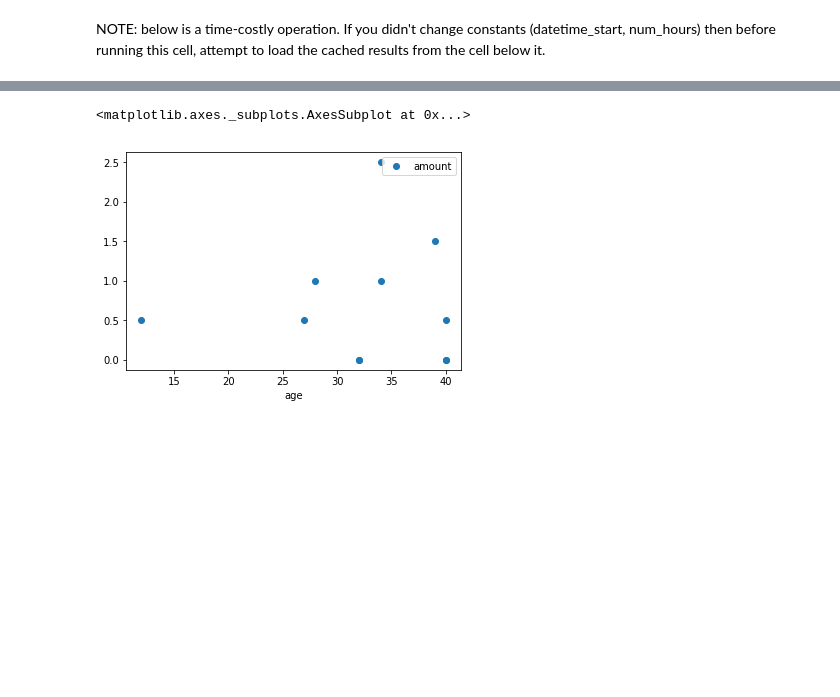
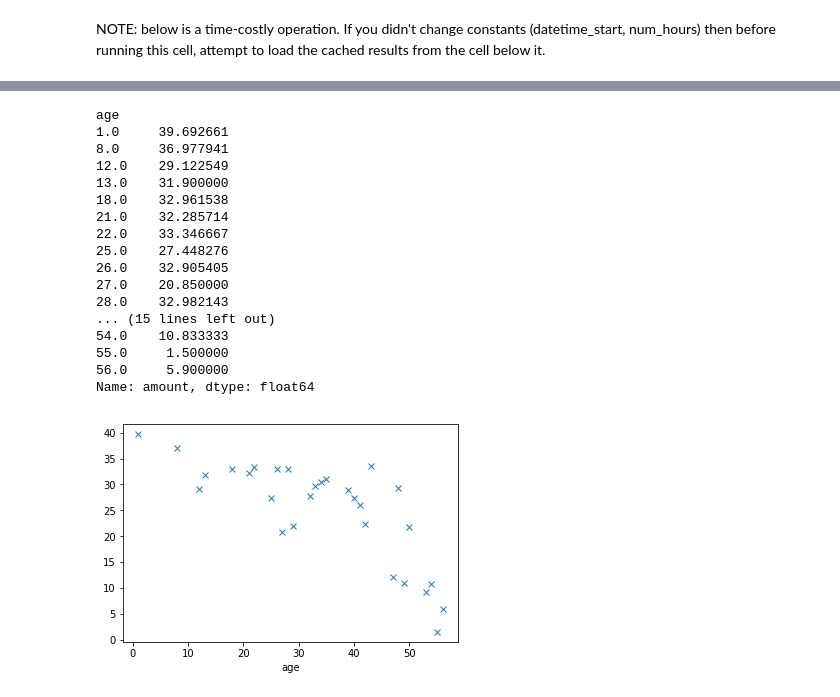
Before and after one commit to janek/Beesbook-life, a Jupyter notebook: MAIN_NOTEBOOK.ipynb, the cells around one changed output, grey strips where cells are left out. Drawn from its saved outputs; the diff is of its cells as text; code cells hidden in the pictures; blank space fills up the shorter version.

```diff
--- a/MAIN_NOTEBOOK.ipynb
+++ b/MAIN_NOTEBOOK.ipynb
@@ -31,7 +39,7 @@ meta = bb_utils.meta.BeeMetaInfo()
 ### Define constant parameters
 # %%
 #Parameters for loading data, currently using known date of 23th, august 2016)
-num_hours = 1
+num_hours = 24
 datetime_start = datetime(2016, 8, 23)
 
 #Parameters for presenting data
@@ -55,4 +63,8 @@ Number of intervals per hour: 60
 Rolling win size: 5
 # %% [markdown]
 ### Get a group of bees to work on and calculate their ages
+# %%
+#Getting a known forager group from manual labeling experiments
+
+(bee_ids_as_ferwar_format, bee_ids_as_beesbookid_format) = get_all_bee_ids()
 # %%
@@ -147,19 +175,8 @@ flat_series_filtered = flat_series[flat_series<20]
 # %%
-#use diff to identify entries (with 1) and exits (with -1)
+#use diff to identify beeentries (with 1) and beeexits (with -1)
 #(sum_of_abs / 2) gives us the presumed number of trips a bee takes
+
 diffed = rolled.diff(axis=1)
-diffed.iloc[:,0] = np.zeros([11,1]) #clean out a column of NaNs
-diffed.head()
+diffed.iloc[:,0] = np.zeros([len(rolled_trip_lengths),1]) #clean out a column of NaNs
+
 summed = diffed.abs().sum(axis=1) / 2
-
-
-#a copy to be used to preview rolled + diffed presence
-#not actually used in further calculations (they are just based on 'diffed')
-diffed_with_id = presence_df
-diffed_with_id.iloc[:, 1:] = diffed
-
-trips_df = presence_df['id'] #for combining results in one table
-
-diffed_with_age = diffed_with_id
-diffed_with_age.iloc[:,0] = bee_days_since_birth
-diffed_with_age.head()
@@ -211,5 +278,12 @@ trips_df.to_csv('/mnt/storage/janek/'+'TRIPS-'+date_string+'-'+'h'+'.csv')
 #Create dataframe with age and amount of trips
 summed_age=pd.concat([pd.Series(bee_days_since_birth),summed],axis=1)
 summed_age.columns=['age','amount']
-summed_age
+
+summed_age = summed_age[summed_age['age'] > 0]
+summed_age = summed_age[summed_age['amount'] > 0]
+
+
+print("sum " + str(summed_age.size))
+
+summed_age.head(64)
 # %% [output]
@@ -228,6 +309,27 @@ summed_age
 # %%
-#Plot amount of trips relative to age of bee
-summed_age.plot(x='age',y='amount',style='o')
+summed_age = summed_age.groupby('age')['amount'].mean()
+
+# summed_age.columns = ['age', 'amount']
+
+# Plot amount of trips relative to age of bee
+summed_age.plot(x='age',y='amount',style='x')
+summed_age.head(50)
 # %% [output]
-<matplotlib.axes._subplots.AxesSubplot at 0x...>
+age
+1.0     39.692661
+8.0     36.977941
+12.0    29.122549
+13.0    31.900000
+18.0    32.961538
+21.0    32.285714
+22.0    33.346667
+25.0    27.448276
+26.0    32.905405
+27.0    20.850000
+28.0    32.982143
+... (15 lines left out)
+54.0    10.833333
+55.0     1.500000
+56.0     5.900000
+Name: amount, dtype: float64
-[figure, old version]
+[figure, new version]
```
Also changed, not shown: parts of 33 cells of this notebook, 5 other files.
